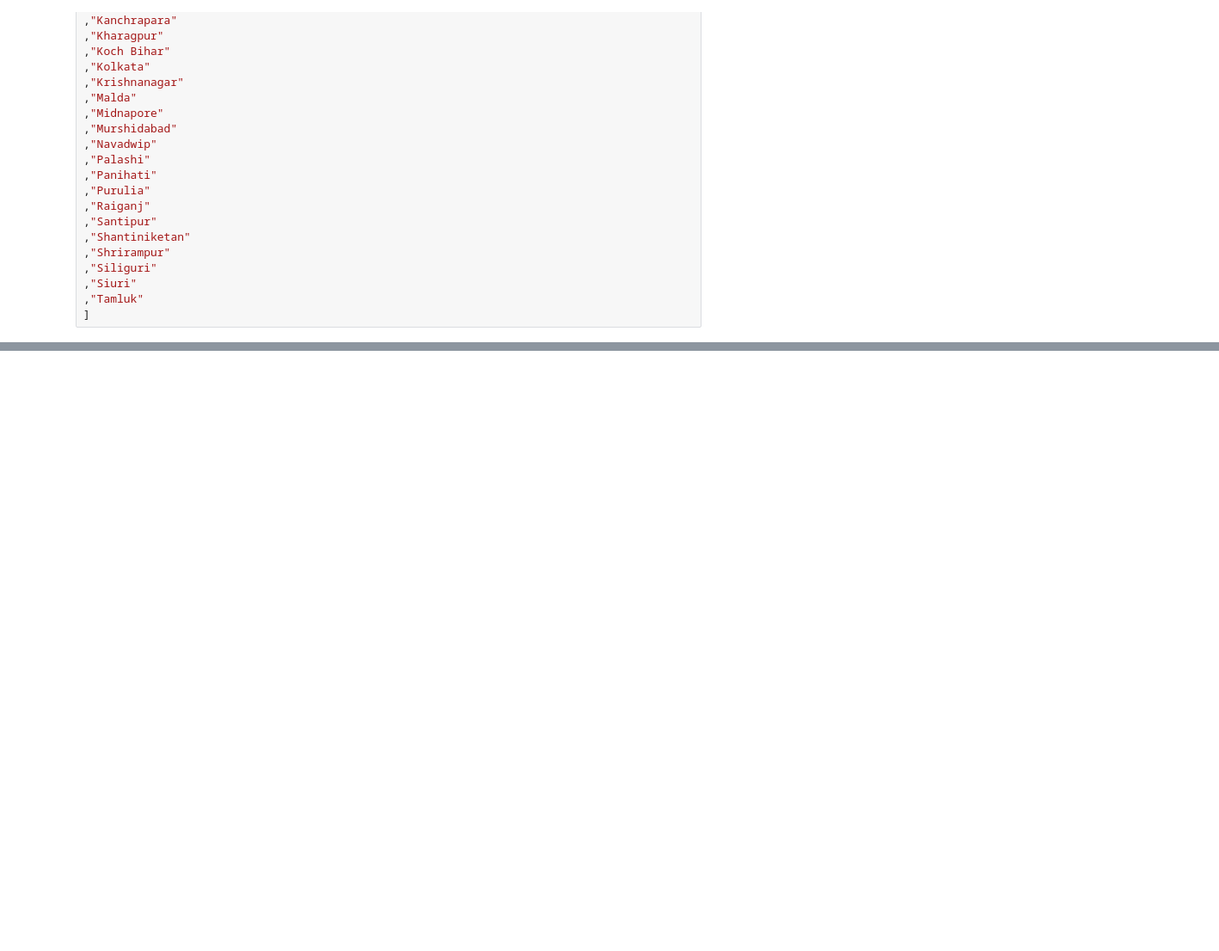
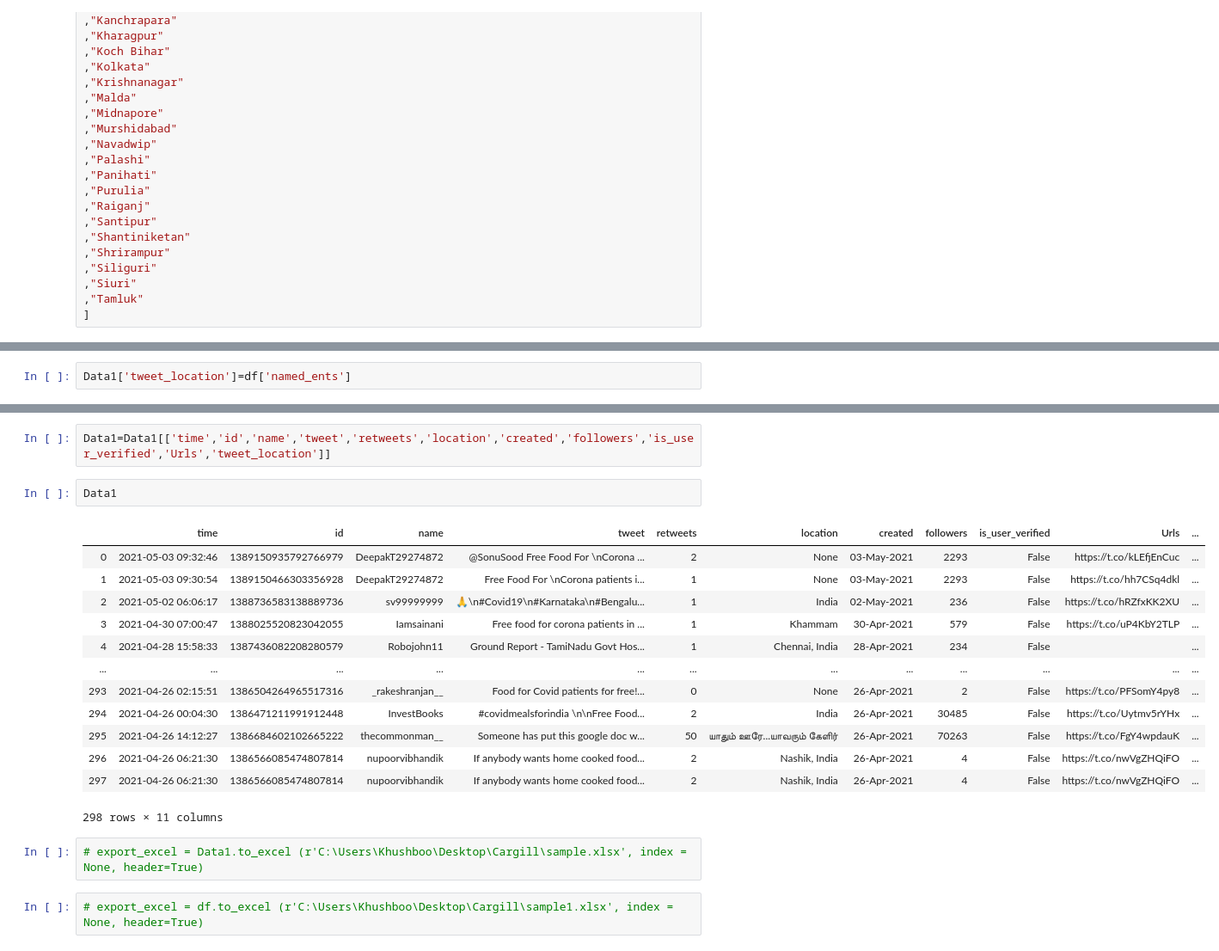
Before and after one commit to RathoreDevansh08/Twitter_Location, a Jupyter notebook: twitter_data_fetch_store.ipynb, the cells around one changed output, grey strips where cells are left out. Shown at 86% size. Cells and saved outputs as stored; diff of their text form; blank space fills up the shorter version.

```diff
--- a/twitter_data_fetch_store.ipynb
+++ b/twitter_data_fetch_store.ipynb
@@ -790,0 +820,2 @@ arr=[
+# %%
+Data1['tweet_location']=df['named_ents']
@@ -791,3 +885,25 @@ arr=[
+# %%
+Data1=Data1[['time','id','name','tweet','retweets','location','created','followers','is_user_verified','Urls','tweet_location']]
+# %%
+Data1
+# %% [output]
+|  | time | id | name | tweet | retweets | location | created | followers | is_user_verified | Urls | ... |
+| 0 | 2021-05-03 09:32:46 | 1389150935792766979 | DeepakT29274872 | @SonuSood Free Food For \nCorona ... | 2 | None | 03-May-2021 | 2293 | False | https://t.co/kLEfjEnCuc | ... |
+| 1 | 2021-05-03 09:30:54 | 1389150466303356928 | DeepakT29274872 | Free Food For \nCorona patients i... | 1 | None | 03-May-2021 | 2293 | False | https://t.co/hh7CSq4dkl | ... |
+| 2 | 2021-05-02 06:06:17 | 1388736583138889736 | sv99999999 | 🙏\n#Covid19\n#Karnataka\n#Bengalu... | 1 | India | 02-May-2021 | 236 | False | https://t.co/hRZfxKK2XU | ... |
+| 3 | 2021-04-30 07:00:47 | 1388025520823042055 | Iamsainani | Free food for corona patients in ... | 1 | Khammam | 30-Apr-2021 | 579 | False | https://t.co/uP4KbY2TLP | ... |
+| 4 | 2021-04-28 15:58:33 | 1387436082208280579 | Robojohn11 | Ground Report - TamiNadu Govt Hos... | 1 | Chennai, India | 28-Apr-2021 | 234 | False |  | ... |
+| ... | ... | ... | ... | ... | ... | ... | ... | ... | ... | ... | ... |
+| 293 | 2021-04-26 02:15:51 | 1386504264965517316 | _rakeshranjan__ | Food for Covid patients for free!... | 0 | None | 26-Apr-2021 | 2 | False | https://t.co/PFSomY4py8 | ... |
+| 294 | 2021-04-26 00:04:30 | 1386471211991912448 | InvestBooks | #covidmealsforindia \n\nFree Food... | 2 | India | 26-Apr-2021 | 30485 | False | https://t.co/Uytmv5rYHx | ... |
+| 295 | 2021-04-26 14:12:27 | 1386684602102665222 | thecommonman__ | Someone has put this google doc w... | 50 | யாதும் ஊரே...யாவரும் கேளிர் | 26-Apr-2021 | 70263 | False | https://t.co/FgY4wpdauK | ... |
+| 296 | 2021-04-26 06:21:30 | 1386566085474807814 | nupoorvibhandik | If anybody wants home cooked food... | 2 | Nashik, India | 26-Apr-2021 | 4 | False | https://t.co/nwVgZHQiFO | ... |
+| 297 | 2021-04-26 06:21:30 | 1386566085474807814 | nupoorvibhandik | If anybody wants home cooked food... | 2 | Nashik, India | 26-Apr-2021 | 4 | False | https://t.co/nwVgZHQiFO | ... |
+298 rows × 11 columns
+# %%
+# export_excel = Data1.to_excel (r'C:\Users\Khushboo\Desktop\Cargill\sample.xlsx', index = None, header=True)
+# %%
+# export_excel = df.to_excel (r'C:\Users\Khushboo\Desktop\Cargill\sample1.xlsx', index = None, header=True)
 # %%
 #creating connection to mysql and creating db
 !pip3 install mysql.connector
```
Also changed, not shown: parts of 55 cells of this notebook, 2 other files.
